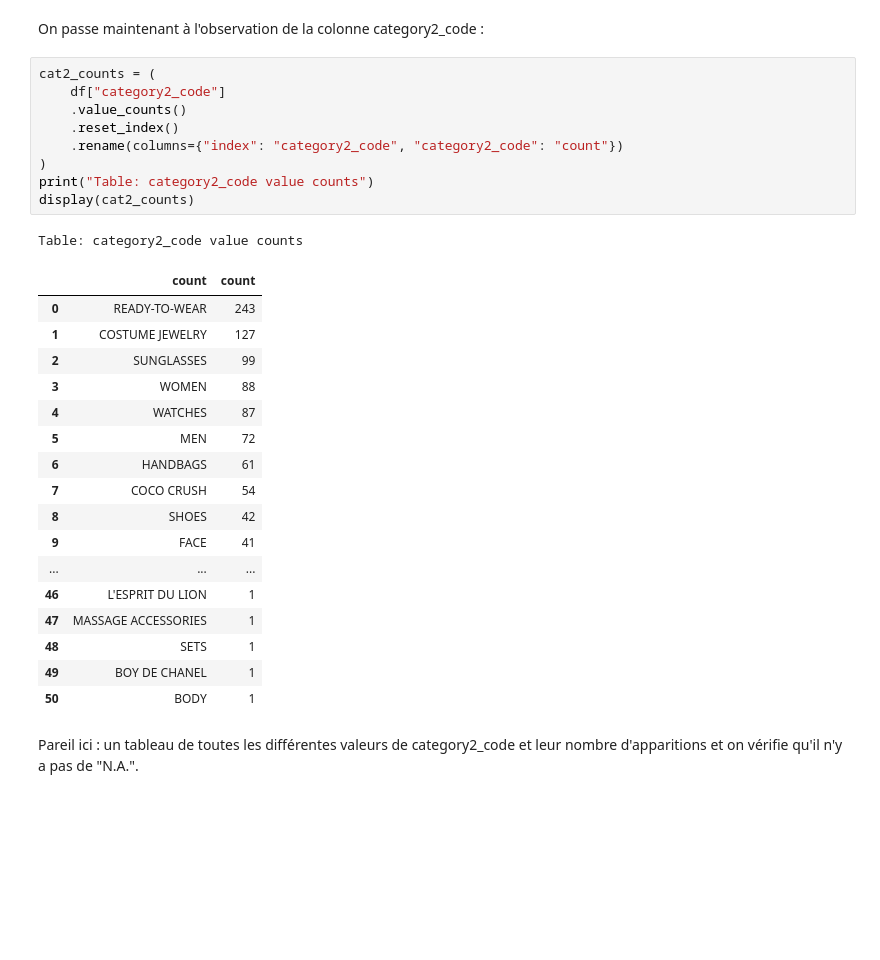
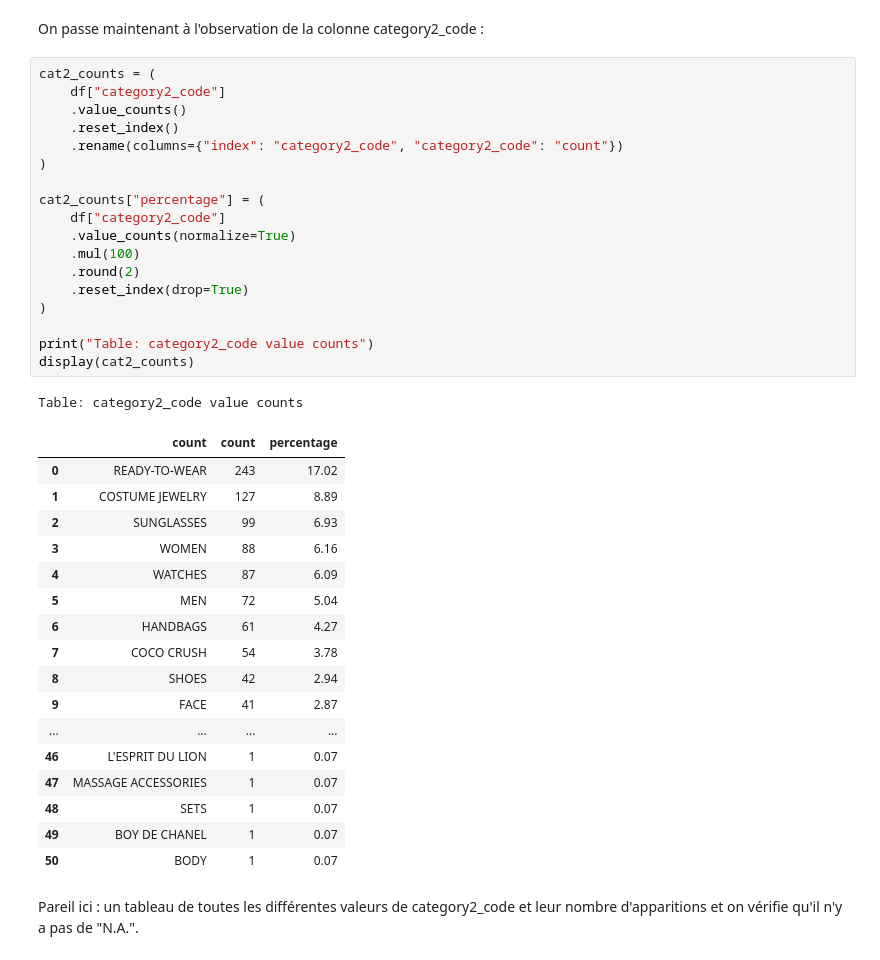
Before and after one commit to Styleflo/CocoBot, a Jupyter notebook: ProjetFinal.ipynb, the cells around one changed output. Saved outputs shown, nothing was run; the diff lists cells and outputs as text; blank space fills up the shorter version.

```diff
--- a/ProjetFinal.ipynb
+++ b/ProjetFinal.ipynb
@@ -166,31 +156,40 @@ On passe maintenant à l'observation de la colonne category2_code :
 # %%
 cat2_counts = (
     df["category2_code"]
     .value_counts()
     .reset_index()
     .rename(columns={"index": "category2_code", "category2_code": "count"})
 )
+
+cat2_counts["percentage"] = (
+    df["category2_code"]
+    .value_counts(normalize=True)
+    .mul(100)
+    .round(2)
+    .reset_index(drop=True)
+)
+
 print("Table: category2_code value counts")
 display(cat2_counts)
 # %% [output]
 Table: category2_code value counts
-|  | count | count |
-| 0 | READY-TO-WEAR | 243 |
-| 1 | COSTUME JEWELRY | 127 |
-| 2 | SUNGLASSES | 99 |
-| 3 | WOMEN | 88 |
-| 4 | WATCHES | 87 |
-| 5 | MEN | 72 |
-| 6 | HANDBAGS | 61 |
-| 7 | COCO CRUSH | 54 |
-| 8 | SHOES | 42 |
-| 9 | FACE | 41 |
-| ... | ... | ... |
-| 46 | L'ESPRIT DU LION | 1 |
-| 47 | MASSAGE ACCESSORIES | 1 |
-| 48 | SETS | 1 |
-| 49 | BOY DE CHANEL | 1 |
-| 50 | BODY | 1 |
+|  | count | count | percentage |
+| 0 | READY-TO-WEAR | 243 | 17.02 |
+| 1 | COSTUME JEWELRY | 127 | 8.89 |
+| 2 | SUNGLASSES | 99 | 6.93 |
+| 3 | WOMEN | 88 | 6.16 |
+| 4 | WATCHES | 87 | 6.09 |
+| 5 | MEN | 72 | 5.04 |
+| 6 | HANDBAGS | 61 | 4.27 |
+| 7 | COCO CRUSH | 54 | 3.78 |
+| 8 | SHOES | 42 | 2.94 |
+| 9 | FACE | 41 | 2.87 |
+| ... | ... | ... | ... |
+| 46 | L'ESPRIT DU LION | 1 | 0.07 |
+| 47 | MASSAGE ACCESSORIES | 1 | 0.07 |
+| 48 | SETS | 1 | 0.07 |
+| 49 | BOY DE CHANEL | 1 | 0.07 |
+| 50 | BODY | 1 | 0.07 |
 # %% [markdown]
 Pareil ici : un tableau de toutes les différentes valeurs de category2_code et leur nombre d'apparitions et on vérifie qu'il n'y a pas de "N.A.".
 # %%
```
Also changed, not shown: parts of 32 cells of this notebook.
